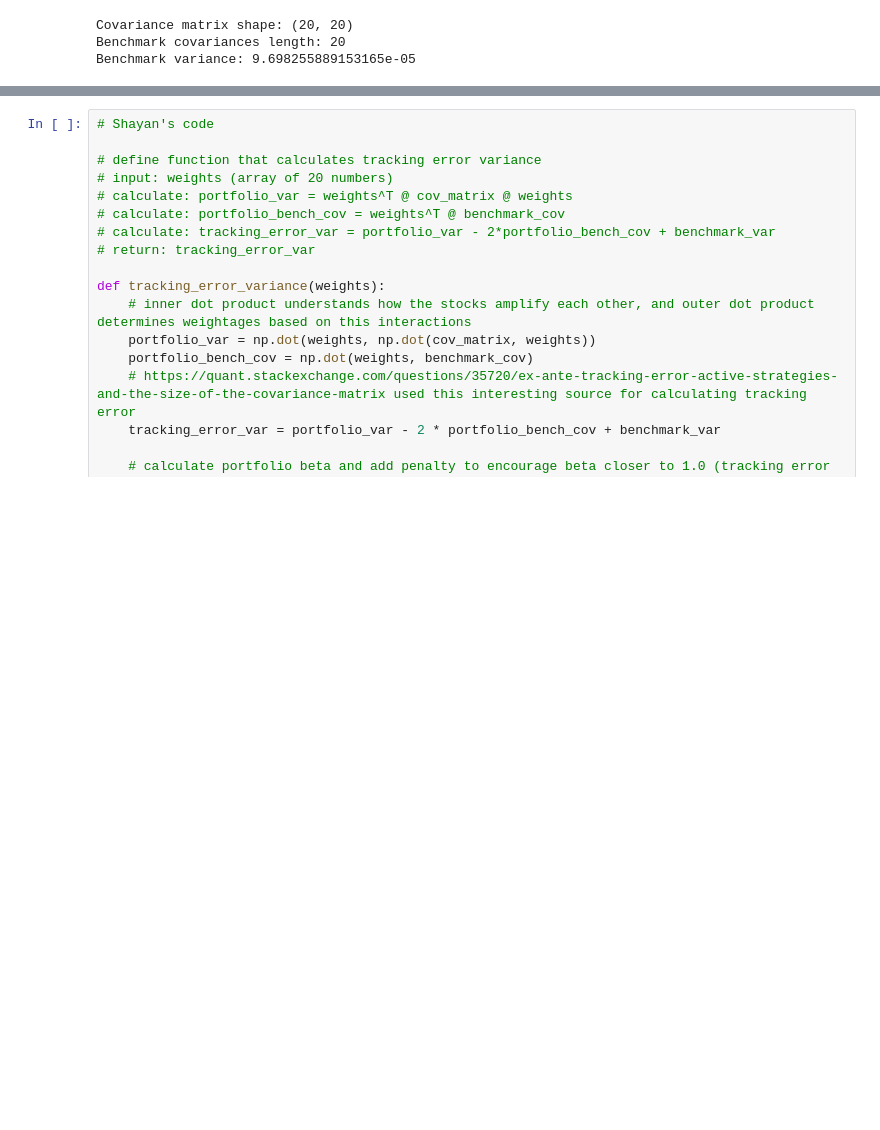
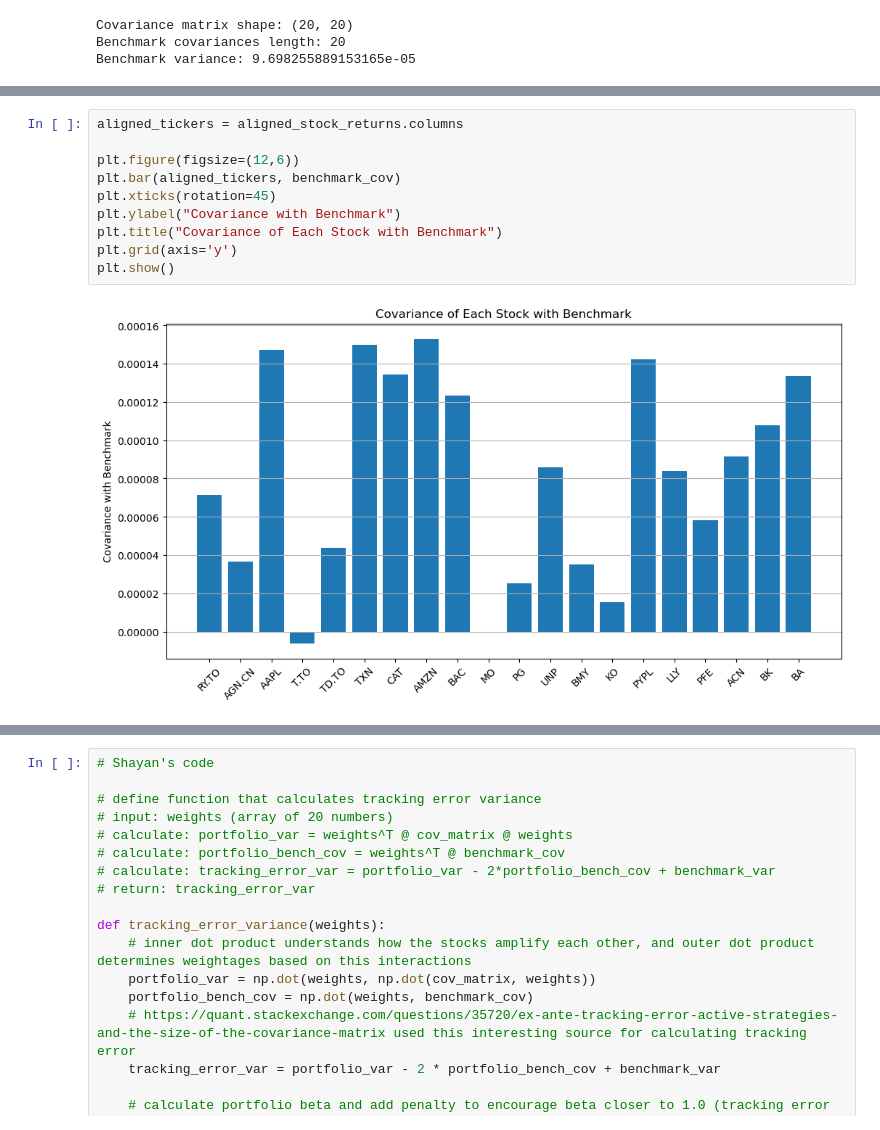
Before and after one commit to shayankjalali/market-meet, a Jupyter notebook: Team_06_Assignment.ipynb, the cells around one changed output, grey strips where cells are left out. Drawn from its saved outputs; the diff is of its cells as text; blank space fills up the shorter version.

```diff
--- a/Team_06_Assignment.ipynb
+++ b/Team_06_Assignment.ipynb
@@ -486,3 +528,15 @@ Benchmark variance: 9.698255889153165e-05
+# %%
+aligned_tickers = aligned_stock_returns.columns
+
+plt.figure(figsize=(12,6))
+plt.bar(aligned_tickers, benchmark_cov)
+plt.xticks(rotation=45)
+plt.ylabel("Covariance with Benchmark")
+plt.title("Covariance of Each Stock with Benchmark")
+plt.grid(axis='y')
+plt.show()
+# %% [output]
+[figure, added]
 # %% [markdown]
 ## Portfolio Optimization Using Error Variance Tracking
 
```
Also changed, not shown: parts of 14 cells of this notebook.
